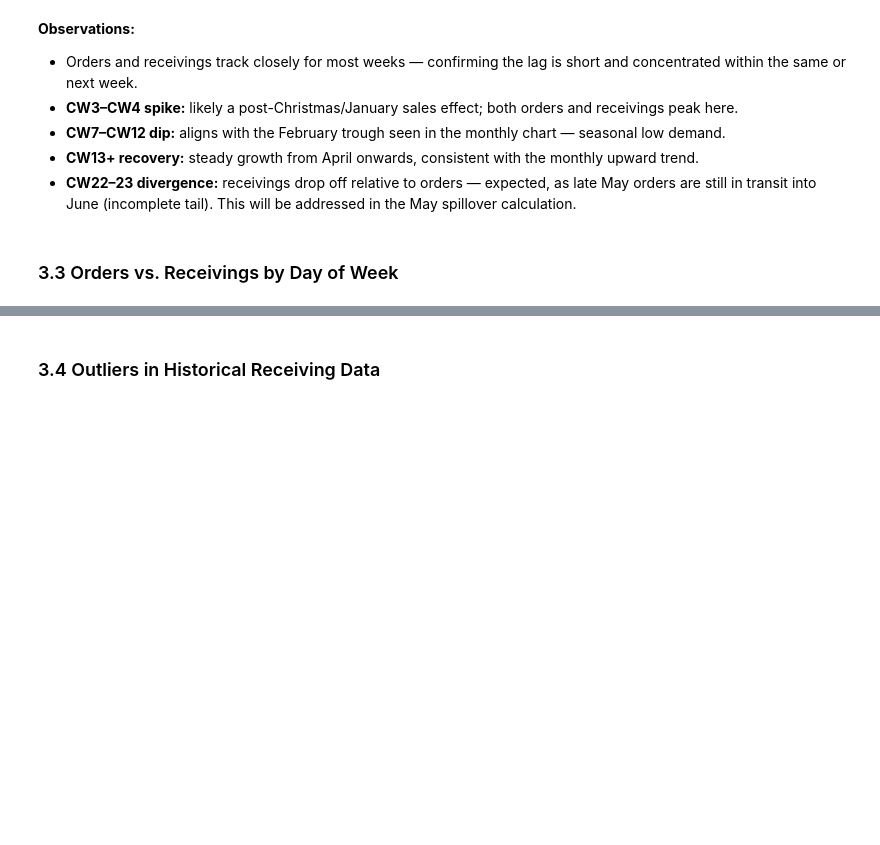
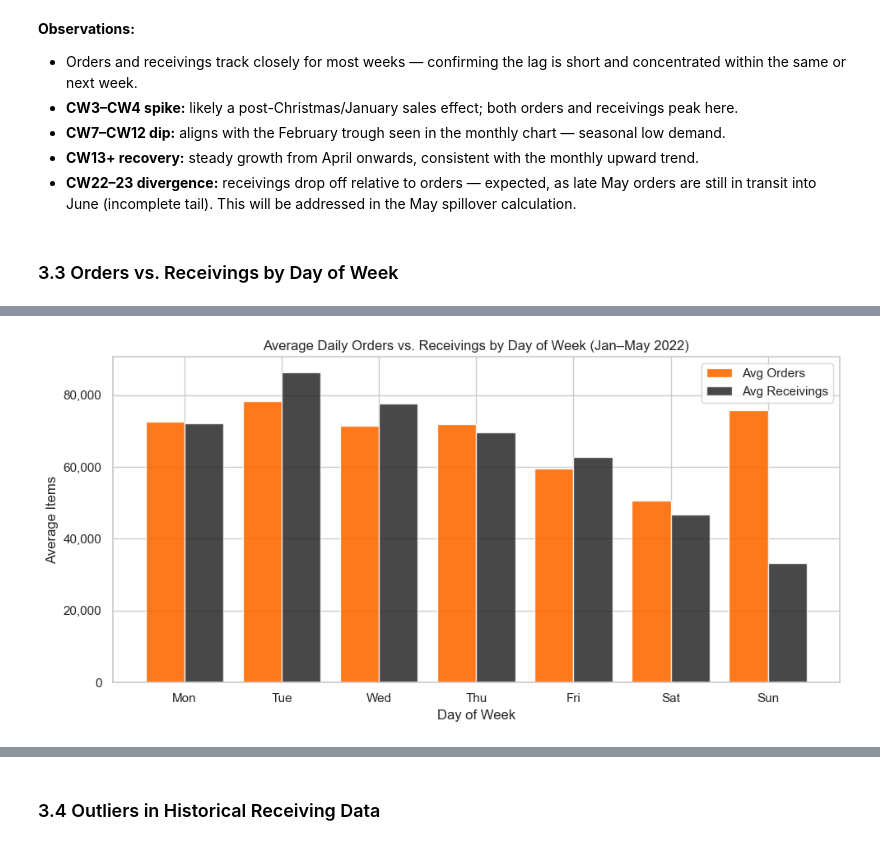
Before and after one commit to traha-89/zalando_fcst_case_study, a Jupyter notebook: analysis.ipynb, the cells around one changed output, grey strips where cells are left out. Cells and saved outputs as stored; diff of their text form; code cells hidden in the pictures; blank space fills up the shorter version.

Commit message:
Data Exploration - Daily Analysis

```diff
--- a/analysis.ipynb
+++ b/analysis.ipynb
@@ -611,0 +631,12 @@ plt.show()
+# %%
+# Average daily receivings by day of week
+recv_dow = (
+    hist.groupby(["date_wh_receive", "day_of_week_wh_receive"])["items"]
+    .sum()
+    .reset_index()
+    .groupby("day_of_week_wh_receive")["items"]
+    .mean()
+    .reset_index()
+)
+recv_dow.columns = ["day_of_week", "avg_received"]
+recv_dow.head()
@@ -611,0 +650,27 @@ plt.show()
+# %%
+# Plotting average daily orders vs. receivings by day of week
+# Merge
+dow_df = orders_dow.merge(recv_dow, on="day_of_week")
+day_labels = {1: "Mon", 2: "Tue", 3: "Wed", 4: "Thu", 5: "Fri", 6: "Sat", 7: "Sun"}
+dow_df["day_label"] = dow_df["day_of_week"].map(day_labels)
+
+# Plot
+x = np.arange(len(dow_df))
+width = 0.4
+
+fig, ax = plt.subplots(figsize=(10, 5))
+ax.bar(x - width/2, dow_df["avg_ordered"], width, label="Avg Orders", color="#FF6900", alpha=0.9)
+ax.bar(x + width/2, dow_df["avg_received"], width, label="Avg Receivings", color="#1A1A1A", alpha=0.8)
+
+ax.set_xticks(x)
+ax.set_xticklabels(dow_df["day_label"])
+ax.set_xlabel("Day of Week")
+ax.set_ylabel("Average Items")
+ax.set_title("Average Daily Orders vs. Receivings by Day of Week (Jan–May 2022)")
+ax.yaxis.set_major_formatter(plt.FuncFormatter(lambda y, _: f"{y:,.0f}"))
+ax.legend()
+
+plt.tight_layout()
+plt.show()
+# %% [output]
+[figure, added]
```
Also changed, not shown: parts of 7 cells of this notebook.
